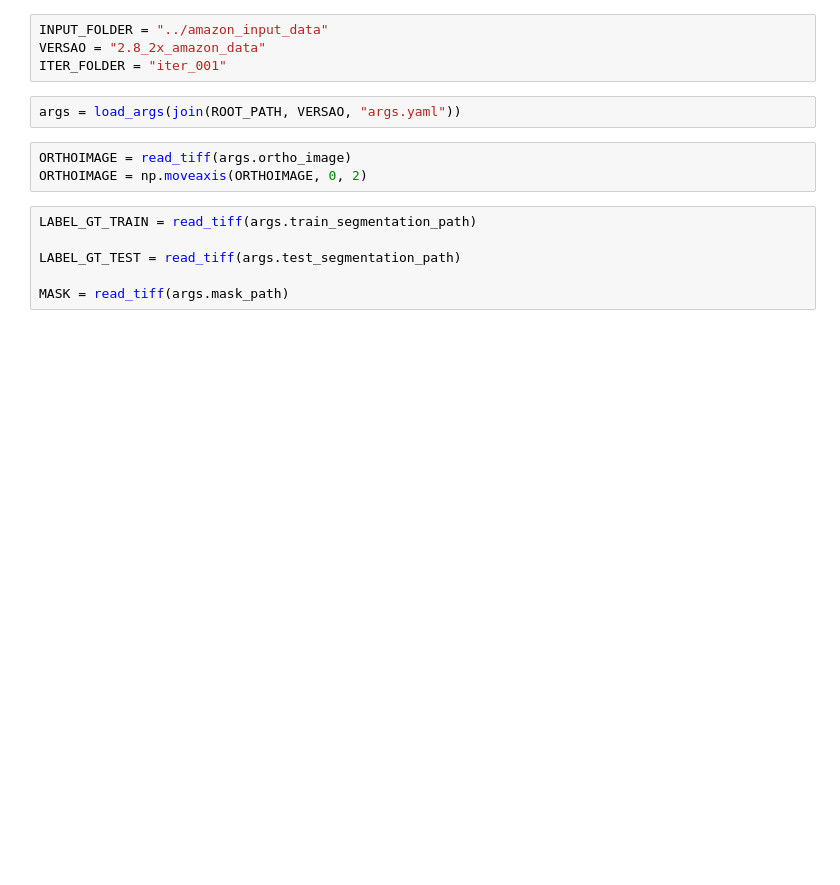
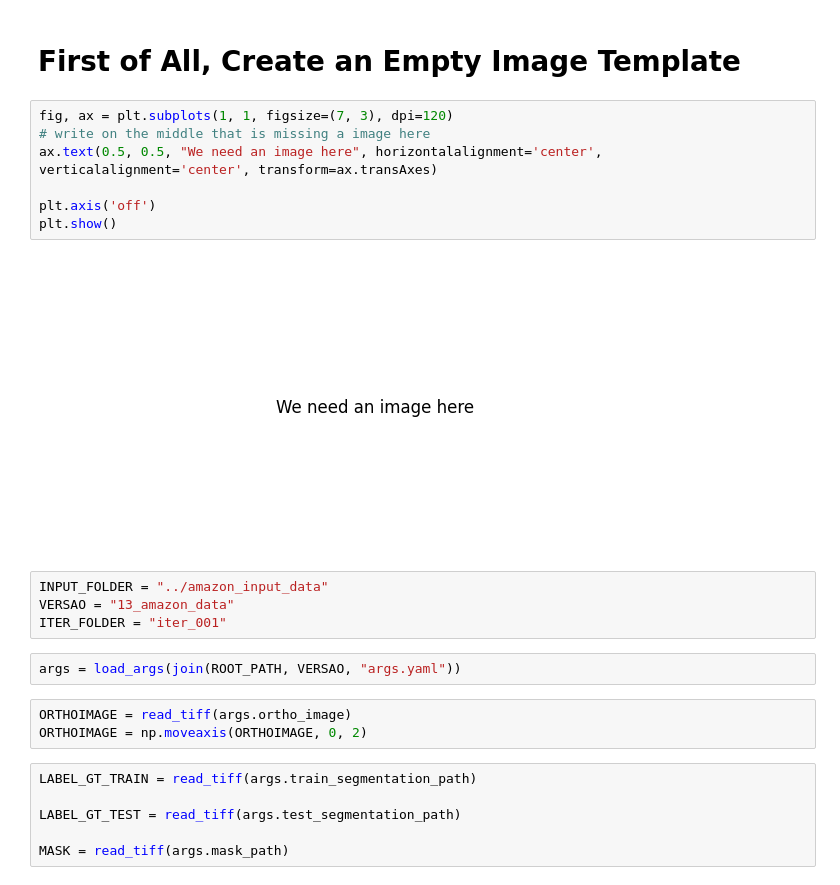
Before and after one commit to Green-AI-Lab-GAIA/multi-task-fcn, a Jupyter notebook: exploration_notebooks/paper_visualization.ipynb, the cells around one changed output. Drawn from its saved outputs; the diff is of its cells as text; blank space fills up the shorter version.

```diff
--- a/exploration_notebooks/paper_visualization.ipynb
+++ b/exploration_notebooks/paper_visualization.ipynb
@@ -52,6 +57,17 @@ import gc
+# %% [markdown]
+# First of All, Create an Empty Image Template
+# %%
+fig, ax = plt.subplots(1, 1, figsize=(7, 3), dpi=120)
+# write on the middle that is missing a image here
+ax.text(0.5, 0.5, "We need an image here", horizontalalignment='center', verticalalignment='center', transform=ax.transAxes)
+
+plt.axis('off')
+plt.show()
+# %% [output]
+[figure, added]
 # %%
 INPUT_FOLDER = "../amazon_input_data"
-VERSAO = "2.8_2x_amazon_data"
+VERSAO = "13_amazon_data"
 ITER_FOLDER = "iter_001"
 # %%
 args = load_args(join(ROOT_PATH, VERSAO, "args.yaml"))
```
Also changed, not shown: parts of 13 cells of this notebook, 5 other files.
